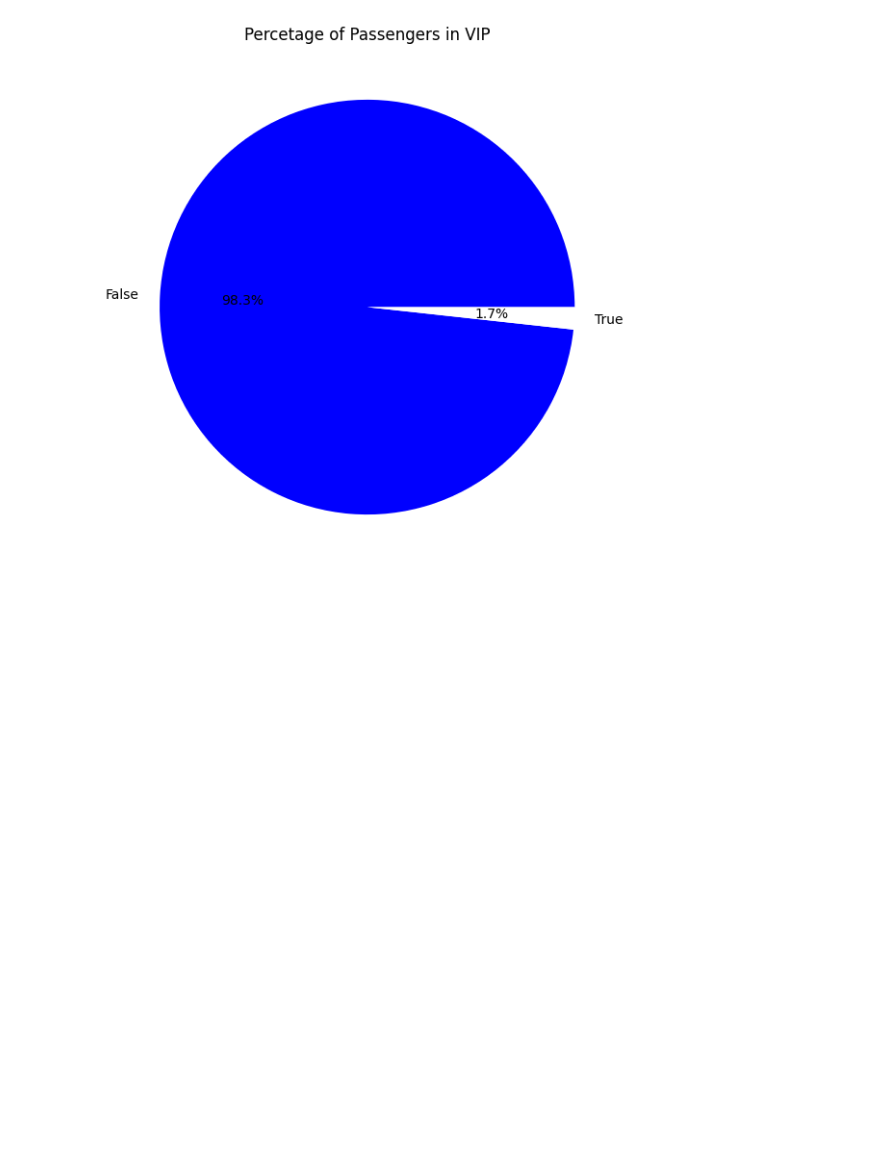
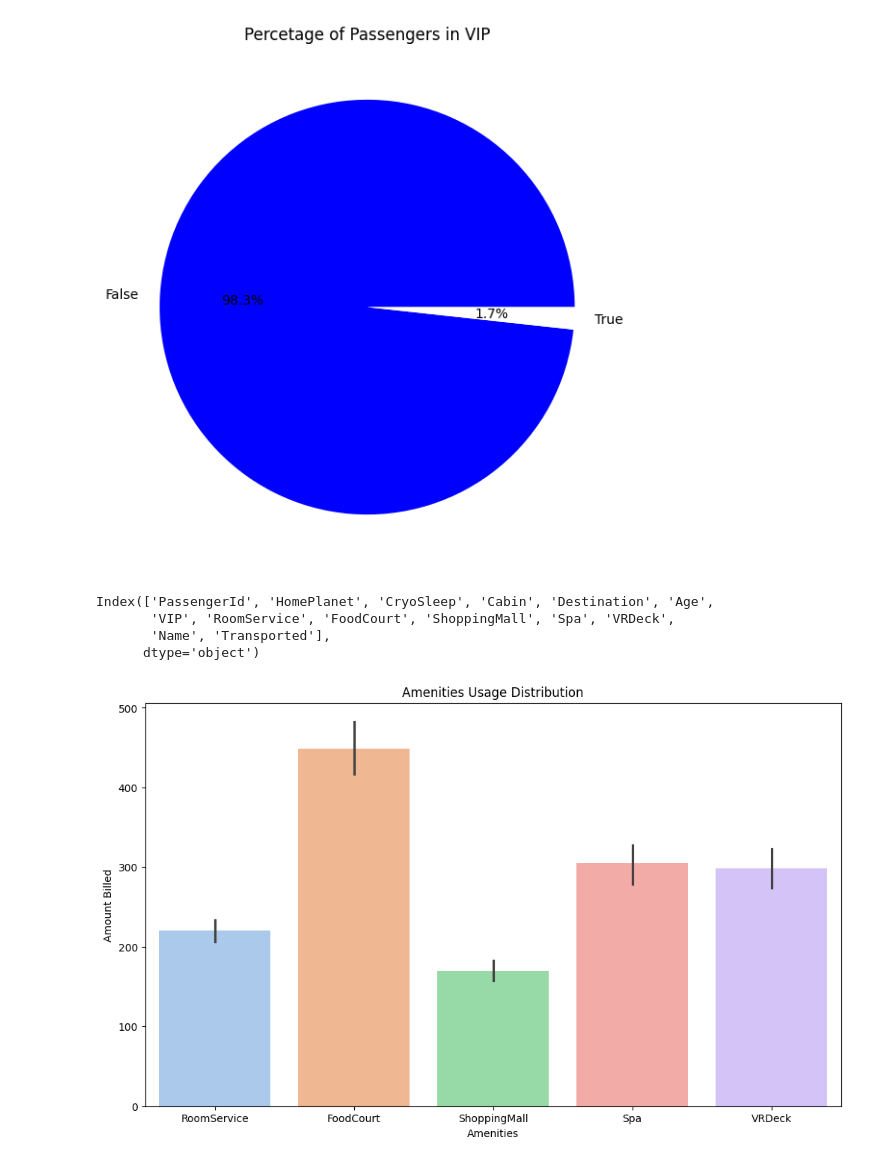
Before and after one commit to TOFWAQ/Kaggle_Challenge, a Jupyter notebook: TEAM_14.ipynb, the cells around one changed output. Drawn from its saved outputs; the diff is of its cells as text; code cells hidden in the pictures; blank space fills up the shorter version.

Commit message:
More Exploratory Data analysis

```diff
--- a/TEAM_14.ipynb
+++ b/TEAM_14.ipynb
@@ -204,3 +206,21 @@ plt.title('Percetage of Passengers in VIP')
 plt.show()
 # %% [output]
 [figure]
+# %%
+train.columns
+# %% [output]
+Index(['PassengerId', 'HomePlanet', 'CryoSleep', 'Cabin', 'Destination', 'Age',
+       'VIP', 'RoomService', 'FoodCourt', 'ShoppingMall', 'Spa', 'VRDeck',
+       'Name', 'Transported'],
+      dtype='object')
+# %%
+#Amenities usage distribution
+amenities = ['RoomService', 'FoodCourt', 'ShoppingMall', 'Spa', 'VRDeck']
+plt.figure(figsize=(12,7))
+sns.barplot(data=train[amenities], palette='pastel')
+plt.title('Amenities Usage Distribution')
+plt.ylabel('Amount Billed')
+plt.xlabel('Amenities')
+plt.show()
+# %% [output]
+[figure, added]
```
Also changed, not shown: parts of 8 cells of this notebook.
